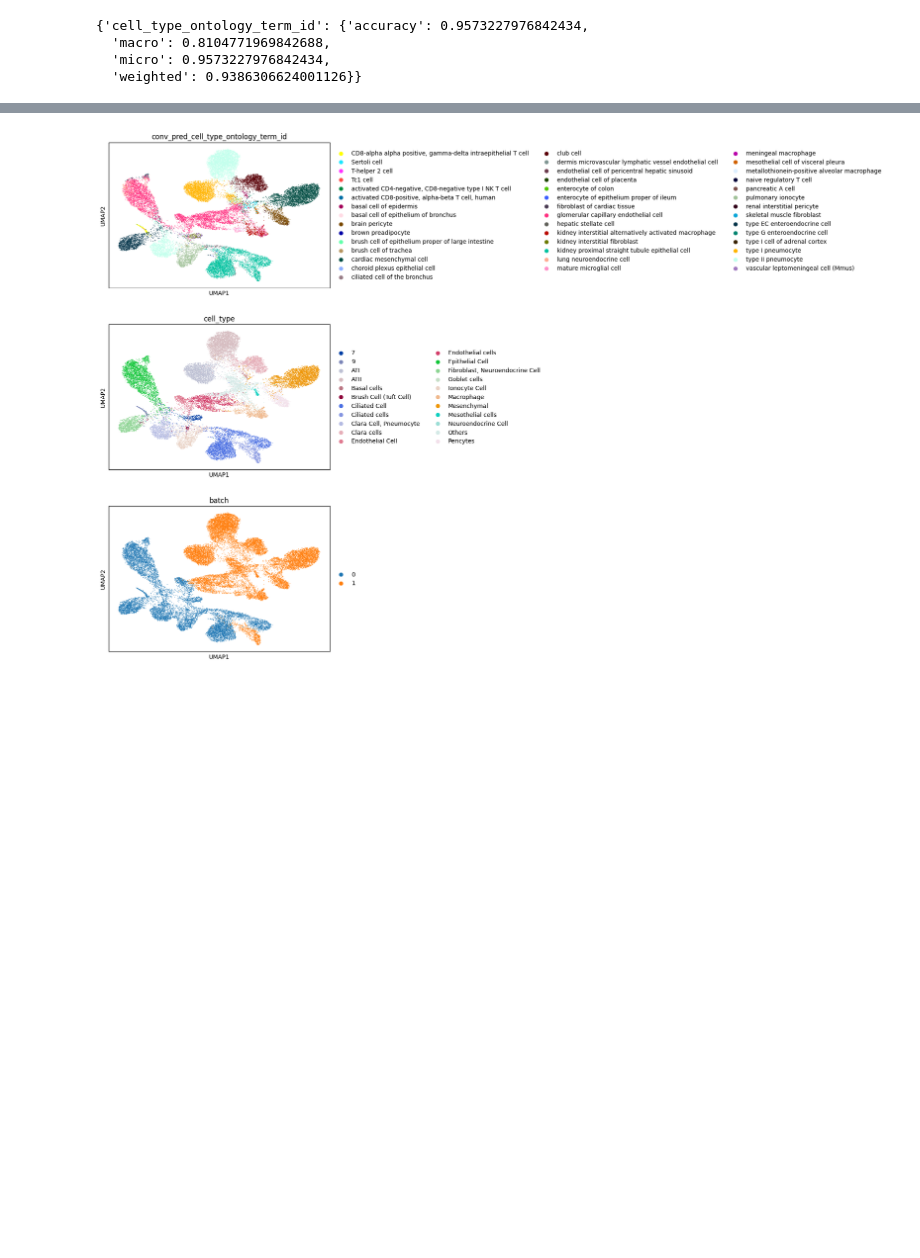
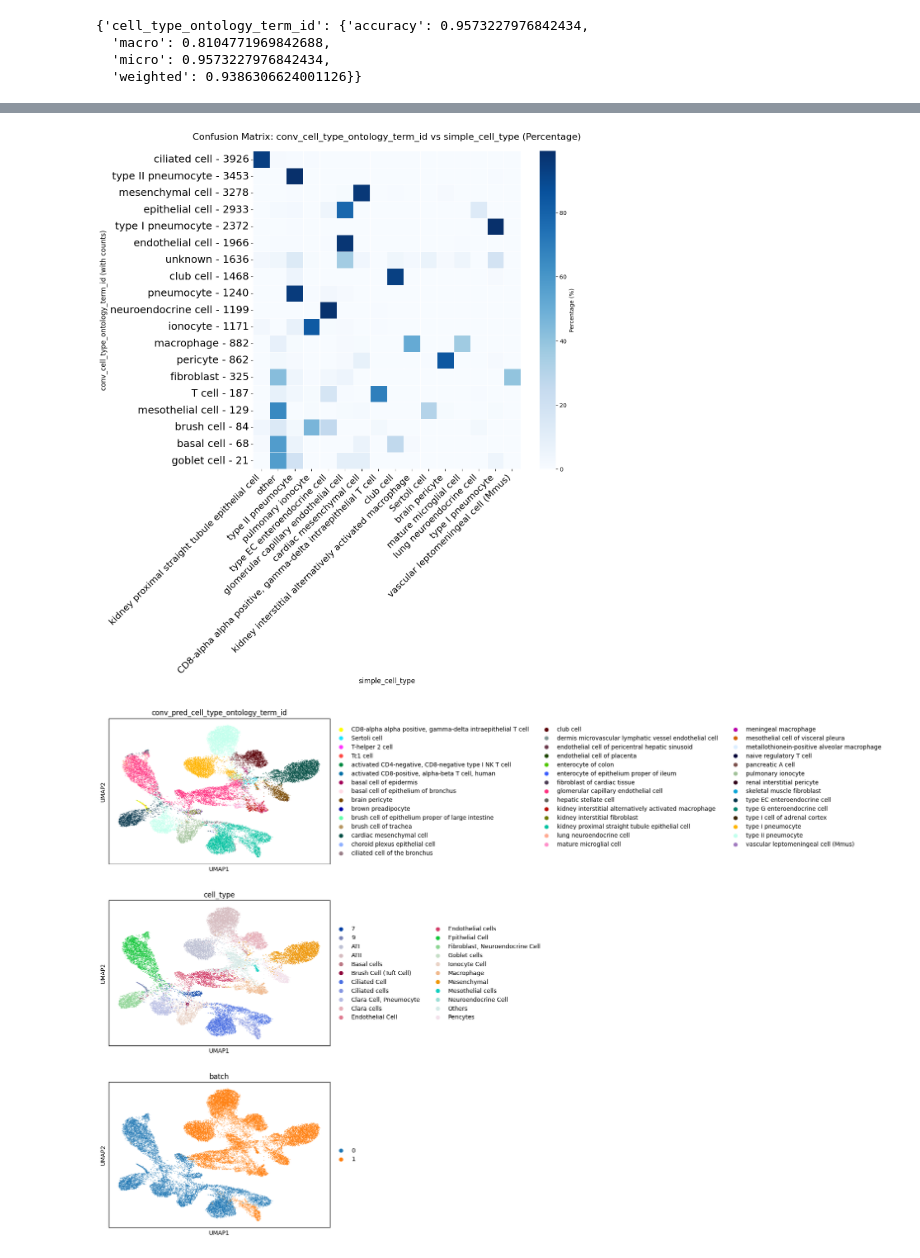
Before and after one commit to cantinilab/scPRINT, a Jupyter notebook: notebooks/scPRINT-2-repro-notebooks/fine_tuning_cross_species_emb_mmd.ipynb, the cells around one changed output, grey strips where cells are left out. Saved outputs shown, nothing was run; the diff lists cells and outputs as text; code cells hidden in the pictures; blank space fills up the shorter version.

```diff
--- a/notebooks/scPRINT-2-repro-notebooks/fine_tuning_cross_species_emb_mmd.ipynb
+++ b/notebooks/scPRINT-2-repro-notebooks/fine_tuning_cross_species_emb_mmd.ipynb
@@ -557,3 +599,17 @@ compute_classification(
+# %%
+n_adata.obs["conv_pred_cell_type_ontology_term_id"] = translate(
+    n_adata.obs["pred_cell_type_ontology_term_id"], "cell_type_ontology_term_id"
+)
+n_adata.obs["conv_cell_type_ontology_term_id"] = translate(
+    n_adata.obs["cell_type_ontology_term_id"], "cell_type_ontology_term_id"
+)
+display_confusion_matrix(
+    n_adata,
+    "simple_cell_type",
+    "conv_cell_type_ontology_term_id",
+)
+# %% [output]
+[figure, added]
 # %%
 sc.pp.neighbors(n_adata, use_rep="scprint_emb_cell_type_ontology_term_id")
 sc.tl.umap(n_adata)
```
Also changed, not shown: parts of 4 cells of this notebook, 4 other files.
